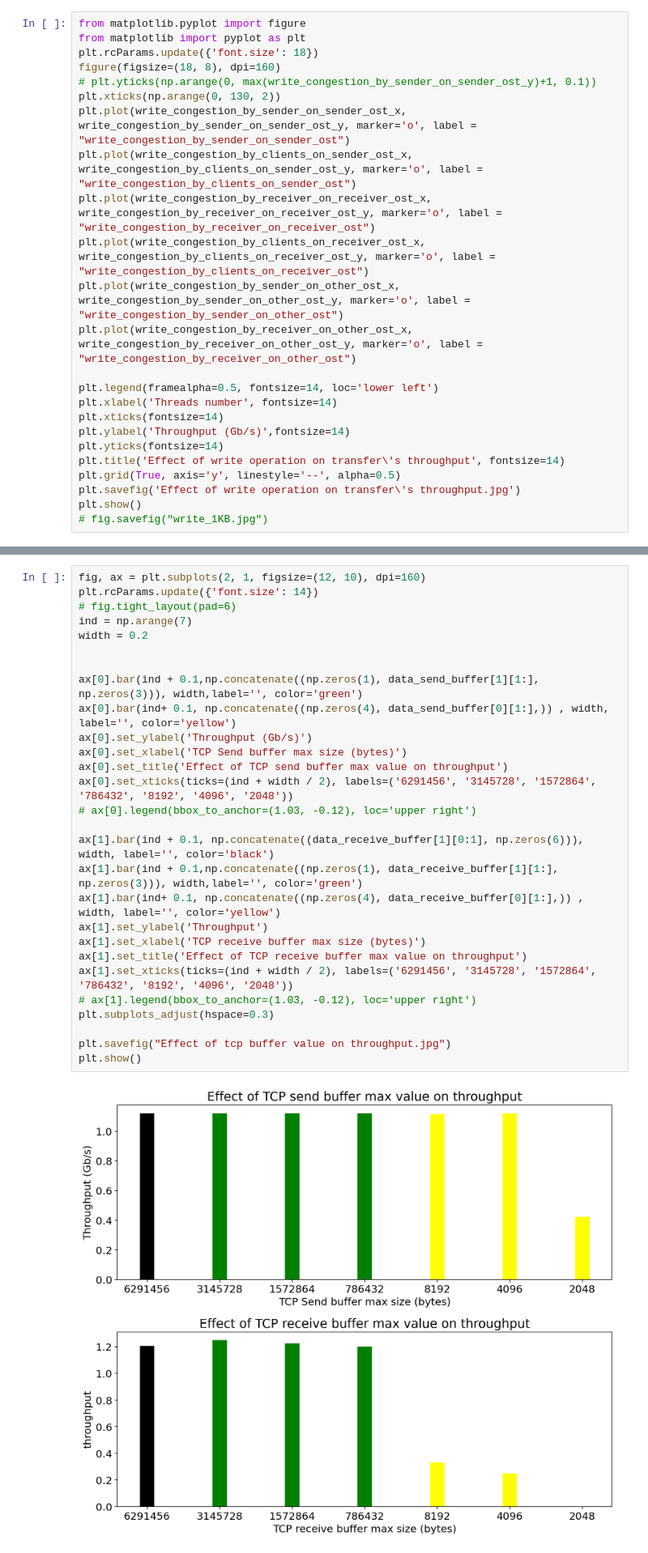
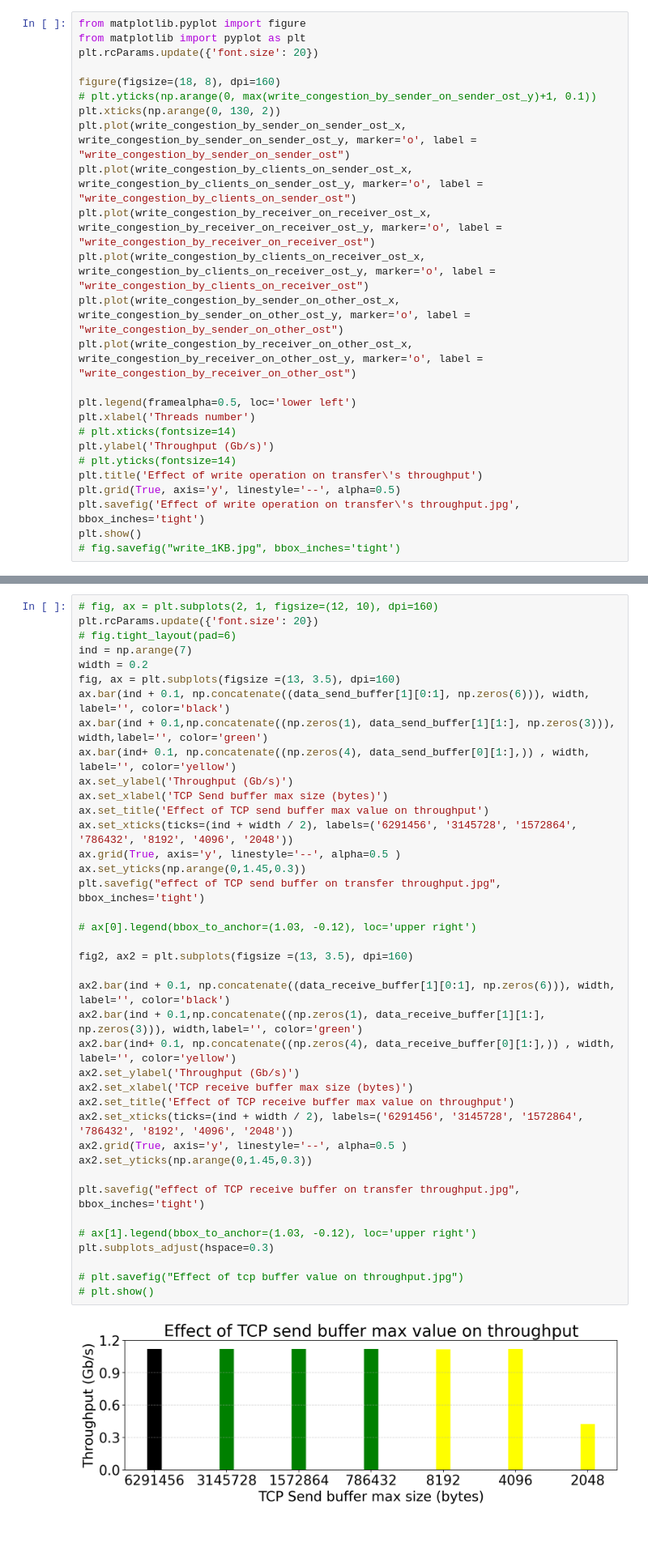
Before and after one commit to EhsanSaZ/BottleneckDetection, a Jupyter notebook: analysis/throughput_analysis.ipynb, the cells around one changed output, grey strips where cells are left out. Shown at 81% size. Drawn from its saved outputs; the diff is of its cells as text; blank space fills up the shorter version.

```diff
--- a/analysis/throughput_analysis.ipynb
+++ b/analysis/throughput_analysis.ipynb
@@ -355,7 +356,8 @@ write_congestion_by_receiver_on_other_ost_y = np.array([thr_0, thr_1, thr_2, thr
 # %%
 from matplotlib.pyplot import figure
 from matplotlib import pyplot as plt
-plt.rcParams.update({'font.size': 18})
+plt.rcParams.update({'font.size': 20})
+
 figure(figsize=(18, 8), dpi=160)
 # plt.yticks(np.arange(0, max(write_congestion_by_sender_on_sender_ost_y)+1, 0.1))
 plt.xticks(np.arange(0, 130, 2))
@@ -366,14 +368,14 @@ plt.plot(write_congestion_by_clients_on_receiver_ost_x, write_congestion_by_clie
 plt.plot(write_congestion_by_sender_on_other_ost_x, write_congestion_by_sender_on_other_ost_y, marker='o', label = "write_congestion_by_sender_on_other_ost")
 plt.plot(write_congestion_by_receiver_on_other_ost_x, write_congestion_by_receiver_on_other_ost_y, marker='o', label = "write_congestion_by_receiver_on_other_ost")
 
-plt.legend(framealpha=0.5, fontsize=14, loc='lower left')
-plt.xlabel('Threads number', fontsize=14)
-plt.xticks(fontsize=14)
-plt.ylabel('Throughput (Gb/s)',fontsize=14)
-plt.yticks(fontsize=14)
-plt.title('Effect of write operation on transfer\'s throughput', fontsize=14)
+plt.legend(framealpha=0.5, loc='lower left')
+plt.xlabel('Threads number')
+# plt.xticks(fontsize=14)
+plt.ylabel('Throughput (Gb/s)')
+# plt.yticks(fontsize=14)
+plt.title('Effect of write operation on transfer\'s throughput')
 plt.grid(True, axis='y', linestyle='--', alpha=0.5)
-plt.savefig('Effect of write operation on transfer\'s throughput.jpg')
+plt.savefig('Effect of write operation on transfer\'s throughput.jpg', bbox_inches='tight')
 plt.show()
-# fig.savefig("write_1KB.jpg")
+# fig.savefig("write_1KB.jpg", bbox_inches='tight')
 # %% [output]
@@ -579,30 +617,41 @@ data_receive_buffer = [[thr_1, thr_05d, thr_025d, thr_0125d],
 # %%
-fig, ax = plt.subplots(2, 1, figsize=(12, 10), dpi=160)
-plt.rcParams.update({'font.size': 14})
+# fig, ax = plt.subplots(2, 1, figsize=(12, 10), dpi=160)
+plt.rcParams.update({'font.size': 20})
 # fig.tight_layout(pad=6)
 ind = np.arange(7)
 width = 0.2
+fig, ax = plt.subplots(figsize =(13, 3.5), dpi=160)
+ax.bar(ind + 0.1, np.concatenate((data_send_buffer[1][0:1], np.zeros(6))), width, label='', color='black')
+ax.bar(ind + 0.1,np.concatenate((np.zeros(1), data_send_buffer[1][1:], np.zeros(3))), width,label='', color='green')
+ax.bar(ind+ 0.1, np.concatenate((np.zeros(4), data_send_buffer[0][1:],)) , width, label='', color='yellow')
+ax.set_ylabel('Throughput (Gb/s)')
+ax.set_xlabel('TCP Send buffer max size (bytes)')
+ax.set_title('Effect of TCP send buffer max value on throughput')
+ax.set_xticks(ticks=(ind + width / 2), labels=('6291456', '3145728', '1572864', '786432', '8192', '4096', '2048'))
+ax.grid(True, axis='y', linestyle='--', alpha=0.5 )
+ax.set_yticks(np.arange(0,1.45,0.3))
+plt.savefig("effect of TCP send buffer on transfer throughput.jpg", bbox_inches='tight')
 
-
-ax[0].bar(ind + 0.1,np.concatenate((np.zeros(1), data_send_buffer[1][1:], np.zeros(3))), width,label='', color='green')
-ax[0].bar(ind+ 0.1, np.concatenate((np.zeros(4), data_send_buffer[0][1:],)) , width, label='', color='yellow')
-ax[0].set_ylabel('Throughput (Gb/s)')
-ax[0].set_xlabel('TCP Send buffer max size (bytes)')
-ax[0].set_title('Effect of TCP send buffer max value on throughput')
-ax[0].set_xticks(ticks=(ind + width / 2), labels=('6291456', '3145728', '1572864', '786432', '8192', '4096', '2048'))
 # ax[0].legend(bbox_to_anchor=(1.03, -0.12), loc='upper right')
 
-ax[1].bar(ind + 0.1, np.concatenate((data_receive_buffer[1][0:1], np.zeros(6))), width, label='', color='black')
-ax[1].bar(ind + 0.1,np.concatenate((np.zeros(1), data_receive_buffer[1][1:], np.zeros(3))), width,label='', color='green')
-ax[1].bar(ind+ 0.1, np.concatenate((np.zeros(4), data_receive_buffer[0][1:],)) , width, label='', color='yellow')
-ax[1].set_ylabel('Throughput')
-ax[1].set_xlabel('TCP receive buffer max size (bytes)')
-ax[1].set_title('Effect of TCP receive buffer max value on throughput')
-ax[1].set_xticks(ticks=(ind + width / 2), labels=('6291456', '3145728', '1572864', '786432', '8192', '4096', '2048'))
+fig2, ax2 = plt.subplots(figsize =(13, 3.5), dpi=160)
+
+ax2.bar(ind + 0.1, np.concatenate((data_receive_buffer[1][0:1], np.zeros(6))), width, label='', color='black')
+ax2.bar(ind + 0.1,np.concatenate((np.zeros(1), data_receive_buffer[1][1:], np.zeros(3))), width,label='', color='green')
+ax2.bar(ind+ 0.1, np.concatenate((np.zeros(4), data_receive_buffer[0][1:],)) , width, label='', color='yellow')
+ax2.set_ylabel('Throughput (Gb/s)')
+ax2.set_xlabel('TCP receive buffer max size (bytes)')
+ax2.set_title('Effect of TCP receive buffer max value on throughput')
+ax2.set_xticks(ticks=(ind + width / 2), labels=('6291456', '3145728', '1572864', '786432', '8192', '4096', '2048'))
+ax2.grid(True, axis='y', linestyle='--', alpha=0.5 )
+ax2.set_yticks(np.arange(0,1.45,0.3))
+
+plt.savefig("effect of TCP receive buffer on transfer throughput.jpg", bbox_inches='tight')
+
 # ax[1].legend(bbox_to_anchor=(1.03, -0.12), loc='upper right')
 plt.subplots_adjust(hspace=0.3)
 
-plt.savefig("Effect of tcp buffer value on throughput.jpg")
-plt.show()
+# plt.savefig("Effect of tcp buffer value on throughput.jpg")
+# plt.show()
 # %% [output]
-[figure, old version]
+[figure, new version]
```
Also changed, not shown: parts of 8 cells of this notebook.
